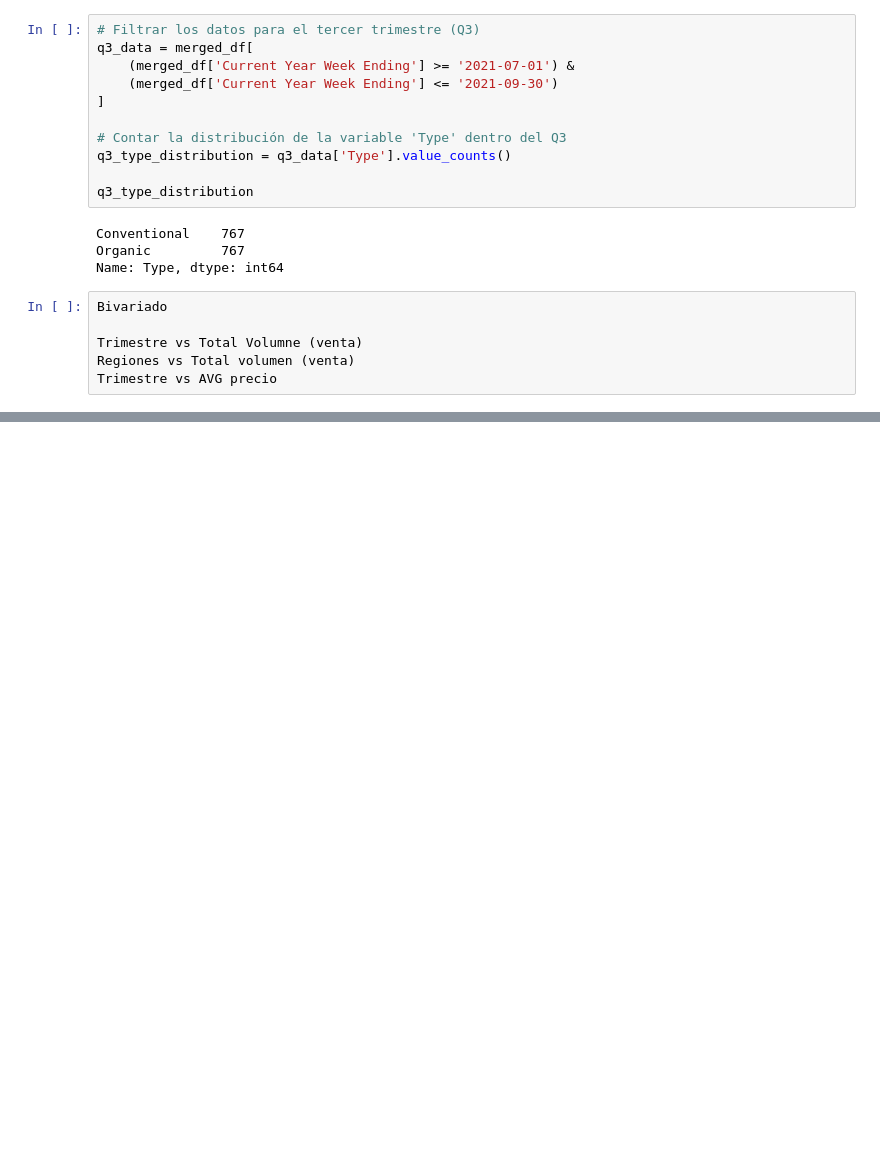
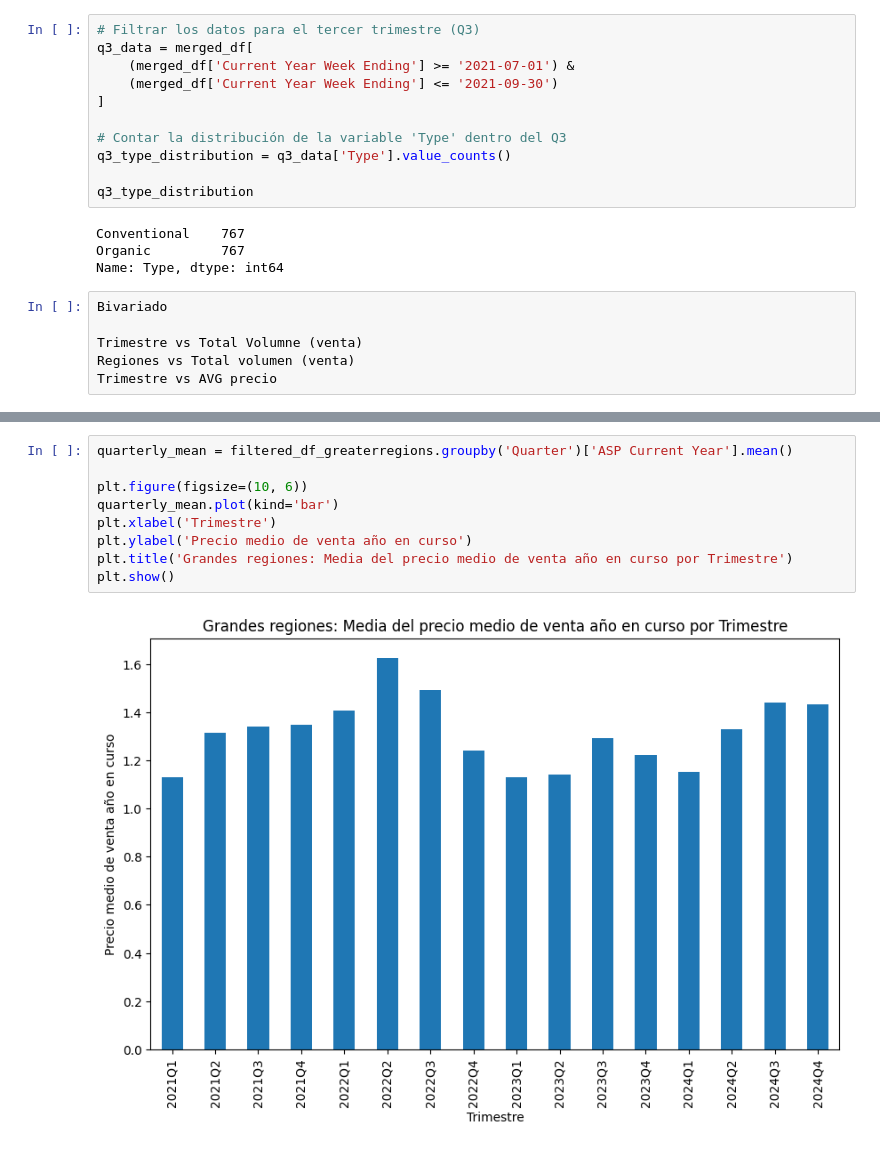
Before and after one commit to arboldeku/Avocado-2.0, a Jupyter notebook: code/import.ipynb, the cells around one changed output, grey strips where cells are left out. Drawn from its saved outputs; the diff is of its cells as text; blank space fills up the shorter version.

```diff
--- a/code/import.ipynb
+++ b/code/import.ipynb
@@ -382,0 +325,11 @@ plt.show()
+# %%
+quarterly_mean = filtered_df_greaterregions.groupby('Quarter')['ASP Current Year'].mean()
+
+plt.figure(figsize=(10, 6))
+quarterly_mean.plot(kind='bar')
+plt.xlabel('Trimestre')
+plt.ylabel('Precio medio de venta año en curso')
+plt.title('Grandes regiones: Media del precio medio de venta año en curso por Trimestre')
+plt.show()
+# %% [output]
+[figure, added]
```
Also changed, not shown: parts of 7 cells of this notebook.
